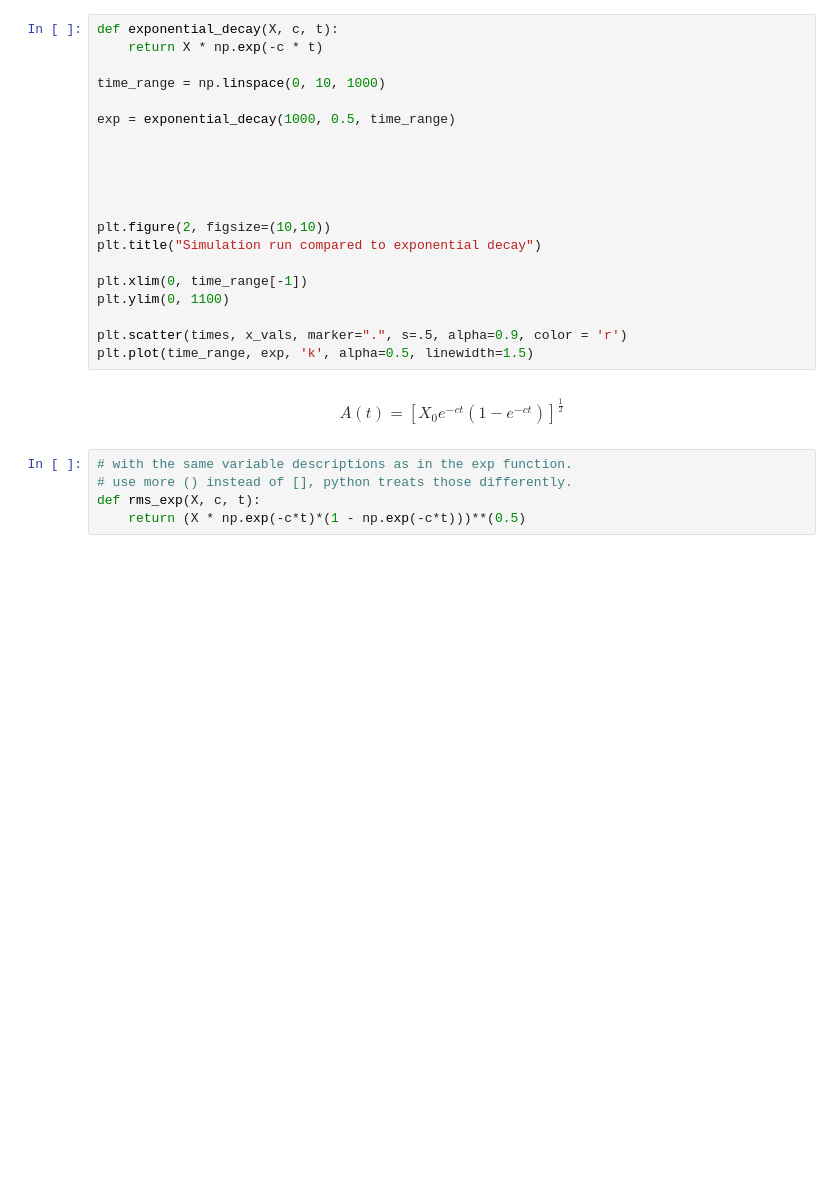
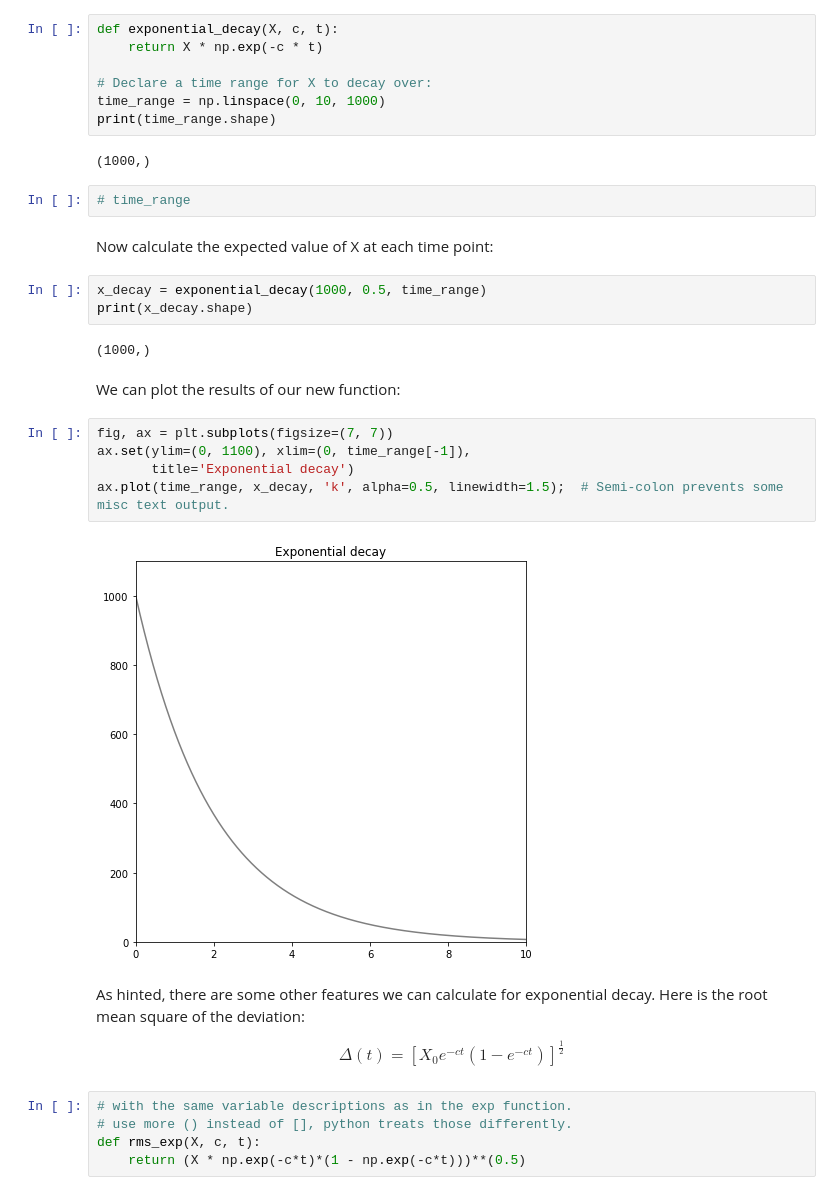
Before and after one commit to nssanch/teaching_datasci, a Jupyter notebook: demonstrations/NumPy_Gillespie_Demo.ipynb, the cells around one changed output. Cells and saved outputs as stored; diff of their text form; blank space fills up the shorter version.

```diff
--- a/demonstrations/NumPy_Gillespie_Demo.ipynb
+++ b/demonstrations/NumPy_Gillespie_Demo.ipynb
@@ -12,25 +27,35 @@ import matplotlib.pyplot as plt
 def exponential_decay(X, c, t):
     return X * np.exp(-c * t)
 
+# Declare a time range for X to decay over:
 time_range = np.linspace(0, 10, 1000)
-
-exp = exponential_decay(1000, 0.5, time_range)
-
-
-
-
-
-plt.figure(2, figsize=(10,10))
-plt.title("Simulation run compared to exponential decay")
-
-plt.xlim(0, time_range[-1])
-plt.ylim(0, 1100)
-
-plt.scatter(times, x_vals, marker=".", s=.5, alpha=0.9, color = 'r')
-plt.plot(time_range, exp, 'k', alpha=0.5, linewidth=1.5)
+print(time_range.shape)
+# %% [output]
+(1000,)
+# %%
+# time_range
+# %% [markdown]
+Now calculate the expected value of X at each time point:
+# %%
+x_decay = exponential_decay(1000, 0.5, time_range)
+print(x_decay.shape)
+# %% [output]
+(1000,)
+# %% [markdown]
+We can plot the results of our new function:
+# %%
+fig, ax = plt.subplots(figsize=(7, 7))
+ax.set(ylim=(0, 1100), xlim=(0, time_range[-1]),
+       title='Exponential decay')
+ax.plot(time_range, x_decay, 'k', alpha=0.5, linewidth=1.5);  # Semi-colon prevents some misc text output.
+# %% [output]
+[figure, added]
 # %% [markdown]
+As hinted, there are some other features we can calculate for exponential decay.
+Here is the root mean square of the deviation:
+
 $$
-A(t) = [X_0 e^{-ct}(1 - e^{-ct})]^{\frac{1}{2}}
+\Delta(t) = [X_0 e^{-ct}(1 - e^{-ct})]^{\frac{1}{2}}
 $$
 # %%
 # with the same variable descriptions as in the exp function.
```
Also changed, not shown: parts of 20 cells of this notebook.
